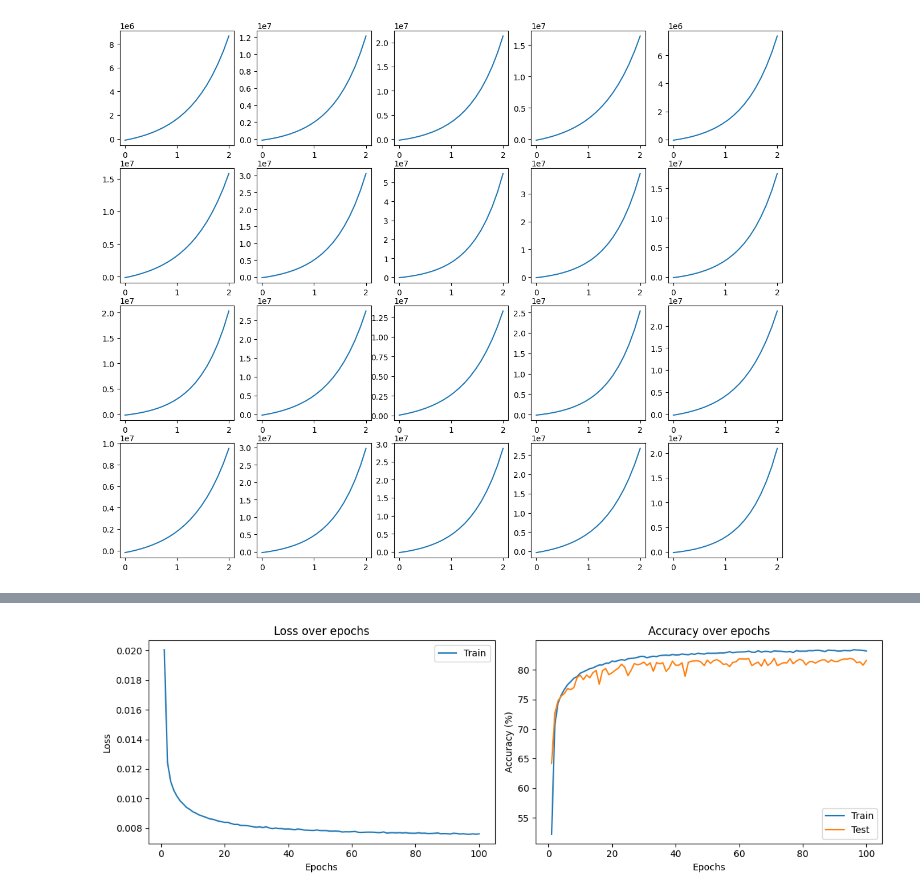
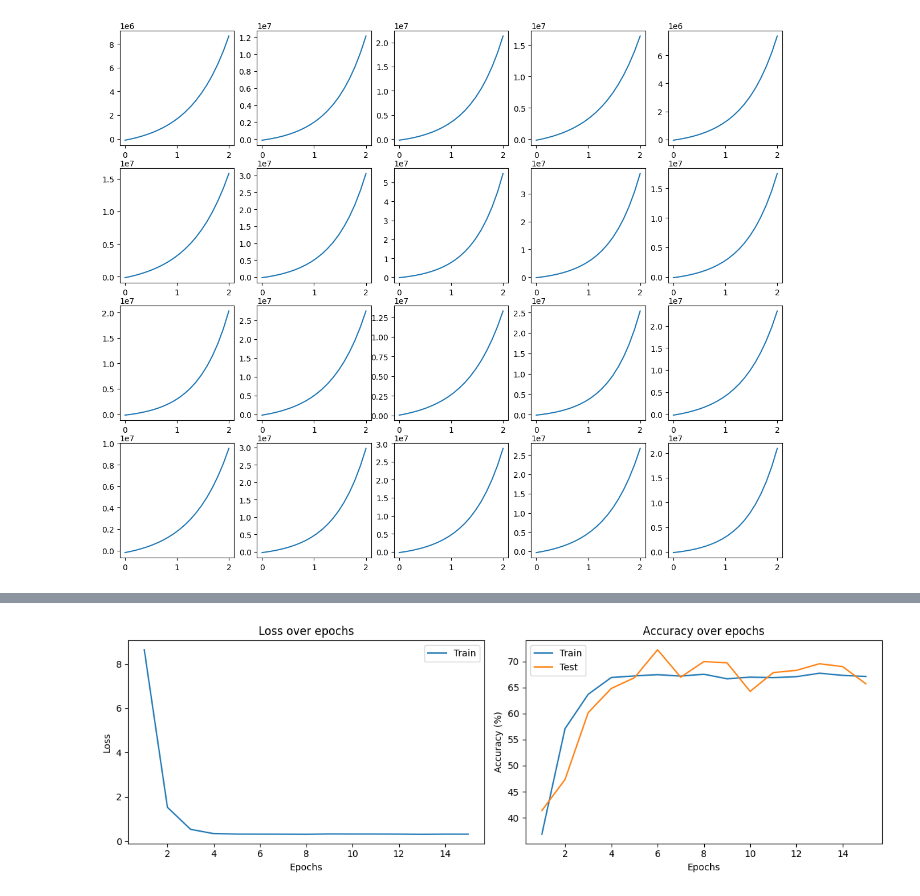
Before and after one commit to AndersonXu99/AONN, a Jupyter notebook: Neural Network Training/NN_Training_Linear_Model.ipynb, the cells around one changed output, grey strips where cells are left out. Cells and saved outputs as stored; diff of their text form; code cells hidden in the pictures.

```diff
--- a/Neural Network Training/NN_Training_Linear_Model.ipynb
+++ b/Neural Network Training/NN_Training_Linear_Model.ipynb
@@ -89,7 +89,7 @@ class Net(nn.Module):
 
         # nonlinear layer using data from Ying
         # x = self.a * torch.exp(-12 * self.OD * self.gamma12 / (x * 12800 + self.gamma12 * 12))
-        # x = self.a *torch.exp(self.OD * x) + self.gamma12
+        x = self.a *torch.exp(self.OD * x) + self.gamma12
         # x = F.linear(x, abs(self.fc3))
 
         # adding randomness to the last linear
@@ -183,9 +183,9 @@ def main():
     optimizer = optim.Adam(model.parameters(), lr=0.001, weight_decay=0.00)
 
     # Create a learning rate scheduler
-    scheduler = torch.optim.lr_scheduler.StepLR(optimizer, step_size = 10, gamma=0.1)
+    scheduler = torch.optim.lr_scheduler.StepLR(optimizer, step_size = 1, gamma=0.1)
 
-    for epoch in range(1, 50 + 1):
+    for epoch in range(1, 15 + 1):
         train_loss, train_accuracy = train(model, device, train_loader, optimizer, epoch)
         test_accuracy = test(model, device, test_loader, epoch)
 
@@ -195,22 +195,22 @@ def main():
         test_accuracies.append(test_accuracy)
 
         # Step the scheduler
-        # scheduler.step()
+        scheduler.step()
 
     # print(train_losses)
 
     # Plotting
     plt.figure(figsize=(12, 4))
     plt.subplot(1, 2, 1)
-    plt.plot(range(1, 51), train_losses, label='Train')
+    plt.plot(range(1, 16), train_losses, label='Train')
     plt.title('Loss over epochs')
     plt.xlabel('Epochs')
     plt.ylabel('Loss')
     plt.legend()
 
     plt.subplot(1, 2, 2)
-    plt.plot(range(1, 51), train_accuracies, label='Train')
-    plt.plot(range(1, 51), test_accuracies, label='Test')
+    plt.plot(range(1, 16), train_accuracies, label='Train')
+    plt.plot(range(1, 16), test_accuracies, label='Test')
     plt.title('Accuracy over epochs')
     plt.xlabel('Epochs')
     plt.ylabel('Accuracy (%)')
@@ -247 +247 @@ Epoch 100: Accuracy: 8157 / 10000 (82%)
-[figure, old version]
+[figure, new version]
```
Also changed, not shown: parts of 1 cell of this notebook, 10 other files.
